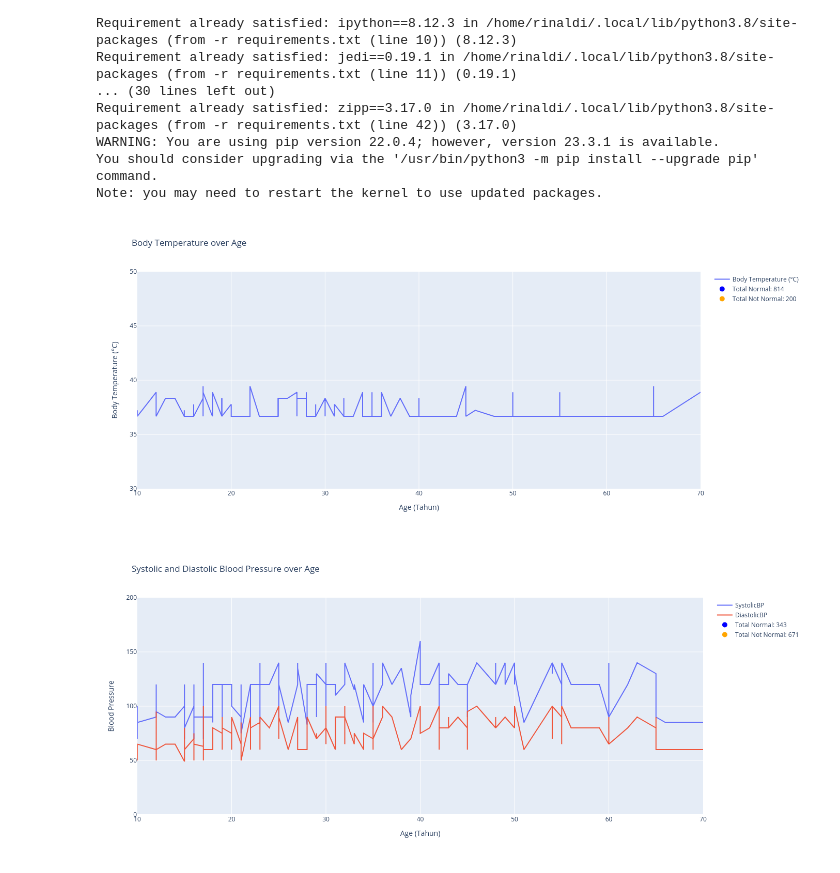
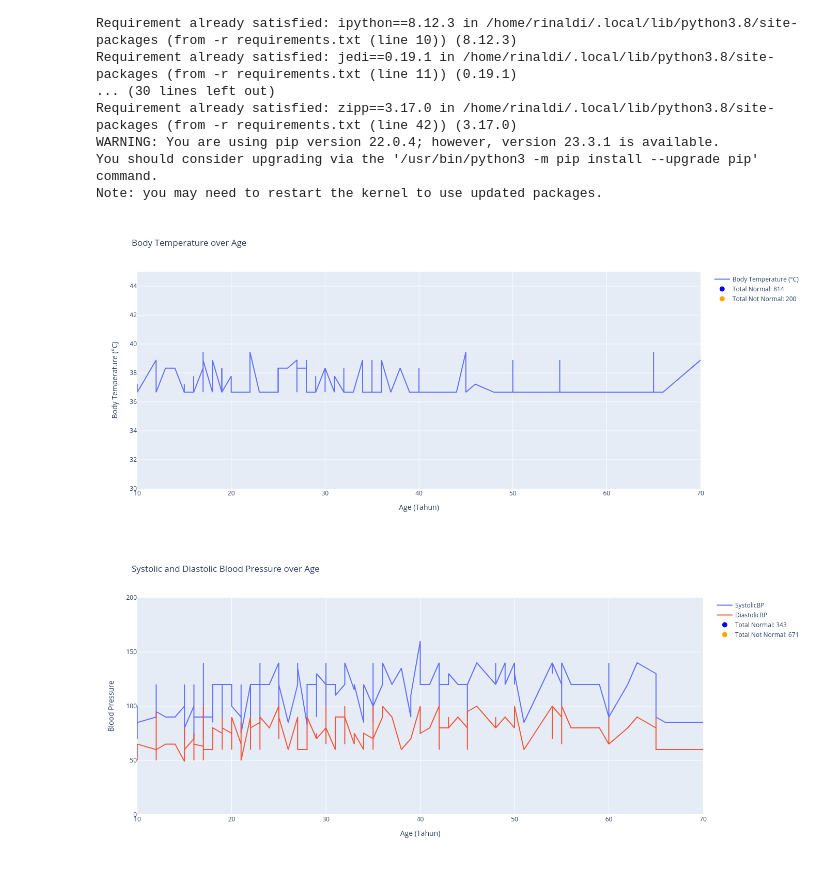
Before and after one commit to wikukarno/jupyter-kesehatan, a Jupyter notebook: grafik_kesehatan.ipynb, the cells around one changed output. Drawn from its saved outputs; the diff is of its cells as text; code cells hidden in the pictures.

```diff
--- a/grafik_kesehatan.ipynb
+++ b/grafik_kesehatan.ipynb
@@ -48,35 +48,35 @@ fig.add_trace(go.Scatter(
     x=[None],
     y=[None],
     mode='markers',
     marker=dict(size=10, color='blue'),
     name=f'Total Normal: {temp_status_counts["normal"]}'
 ))
 
 fig.add_trace(go.Scatter(
     x=[None],
     y=[None],
     mode='markers',
     marker=dict(size=10, color='orange'),
     name=f'Total Not Normal: {temp_status_counts["not normal"]}'
 ))
 
 # Mengatur layout grafik, termasuk judul, label sumbu, lebar, dan tinggi
 fig.update_layout(
     title='Body Temperature over Age',
     xaxis_title='Age (Tahun)',
     yaxis_title='Body Temperature (°C)',
     autosize=True,
     height=600
 )
 
 fig.update_yaxes(
-    range=[30, 50]
+    range=[30, 45]
 )
 
 # Menampilkan grafik yang telah dibuat
 fig.show()
 # %% [output]
-[figure, old version]
+[figure, new version]
 # %%
 # Mengimpor pustaka Pandas dan memberi alias pd
 import pandas as pd
```
Also changed, not shown: parts of 3 cells of this notebook, 1 other file.
